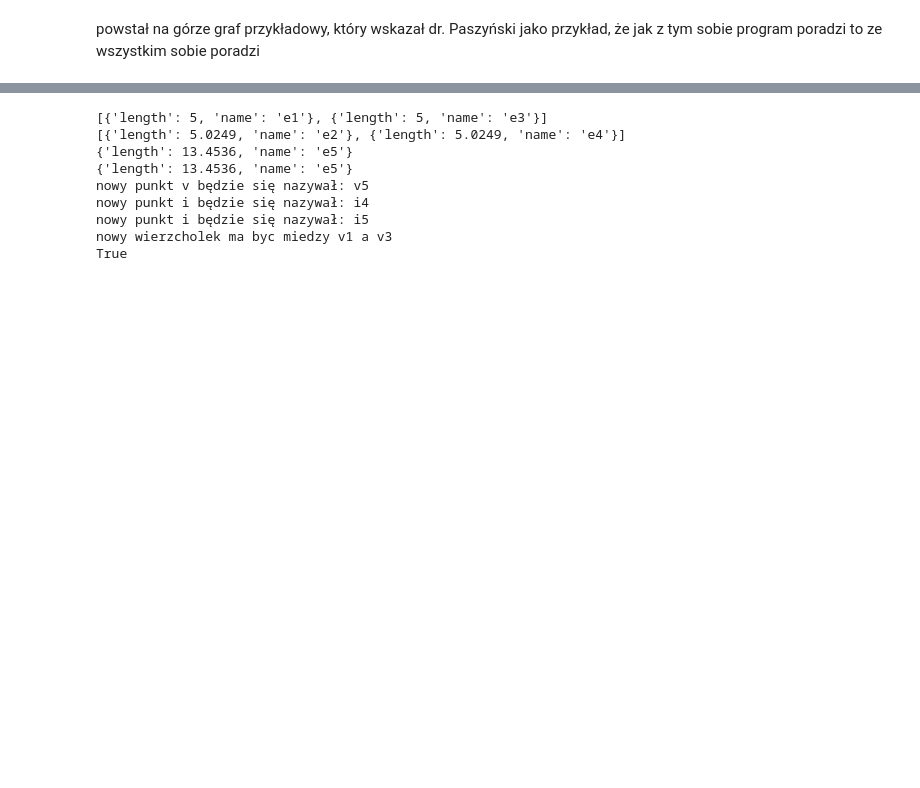
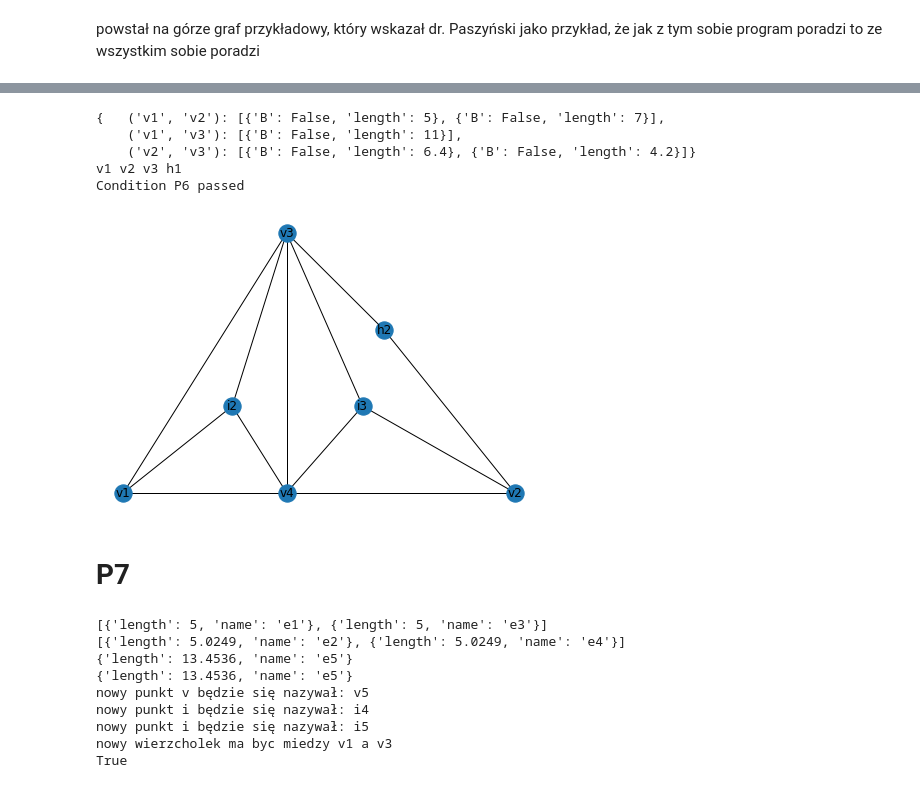
Before and after one commit to aleqsio/Terrain, a Jupyter notebook: CADY-ULTIMATE2.ipynb, the cells around one changed output, grey strips where cells are left out. Saved outputs shown, nothing was run; the diff lists cells and outputs as text; code cells hidden in the pictures; blank space fills up the shorter version.

```diff
--- a/CADY-ULTIMATE2.ipynb
+++ b/CADY-ULTIMATE2.ipynb
@@ -141,0 +224,34 @@ i teraz weźmy sobie zadanie P7 - patrząc na nie - potrzebujemy ten trójkąt v
+# %%
+def is_P6_possible(G, i):
+    if len(list(G.neighbors(i)))!=3:
+        return False
+    else:
+        (edges, v1, v2, v3, h) = get_graph_layout_P6(G,i)
+        pp.pprint(edges)
+        print(v1, v2, v3, h)
+        if not v3: return False
+
+    if is_condition_P6_fulfilled(edges, v3):
+        return True
+    else: return False
+
+
+def is_condition_P6_fulfilled(edges, v3):
+    l1=l2=l3=l4=l5=0
+
+    for (vi,vj), edge in edges.items():
+        if v3 not in (vi,vj):
+            l1 = edge[0]['length']
+            l2 = edge[1]['length']
+        elif len(edge)==1:
+            l5 = edge[0]['length']
+        else:
+            l3 = edge[0]['length']
+            l4 = edge[1]['length']
+
+    if ((l1+l2) >= l3+l4) and ((l1+l2)>=l5):
+        print('Condition P6 passed')
+        return True
+    else:
+        print('Condition P6 failed')
+        return False
@@ -142,3 +335,21 @@ i teraz weźmy sobie zadanie P7 - patrząc na nie - potrzebujemy ten trójkąt v
+# %%
+i = "i1"
+G = get_valid_P6_graph()
+check = is_P6_possible(G, i)
+if check:
+    G = transform_P6(G, i)
+    nx.draw(G, build_pos_dict(G), with_labels = True)
+else:
+    print("P6 not possible on this graph for " + i)
+# %% [output]
+{   ('v1', 'v2'): [{'B': False, 'length': 5}, {'B': False, 'length': 7}],
+    ('v1', 'v3'): [{'B': False, 'length': 11}],
+    ('v2', 'v3'): [{'B': False, 'length': 6.4}, {'B': False, 'length': 4.2}]}
+v1 v2 v3 h1
+Condition P6 passed
+[figure, added]
+# %% [markdown]
+# P7
 # %%
 def find_graph_P7(G, i):
     # Jak i nie ma trzech sąsiadów to od razu wracamy
```
Also changed, not shown: parts of 9 cells of this notebook.
